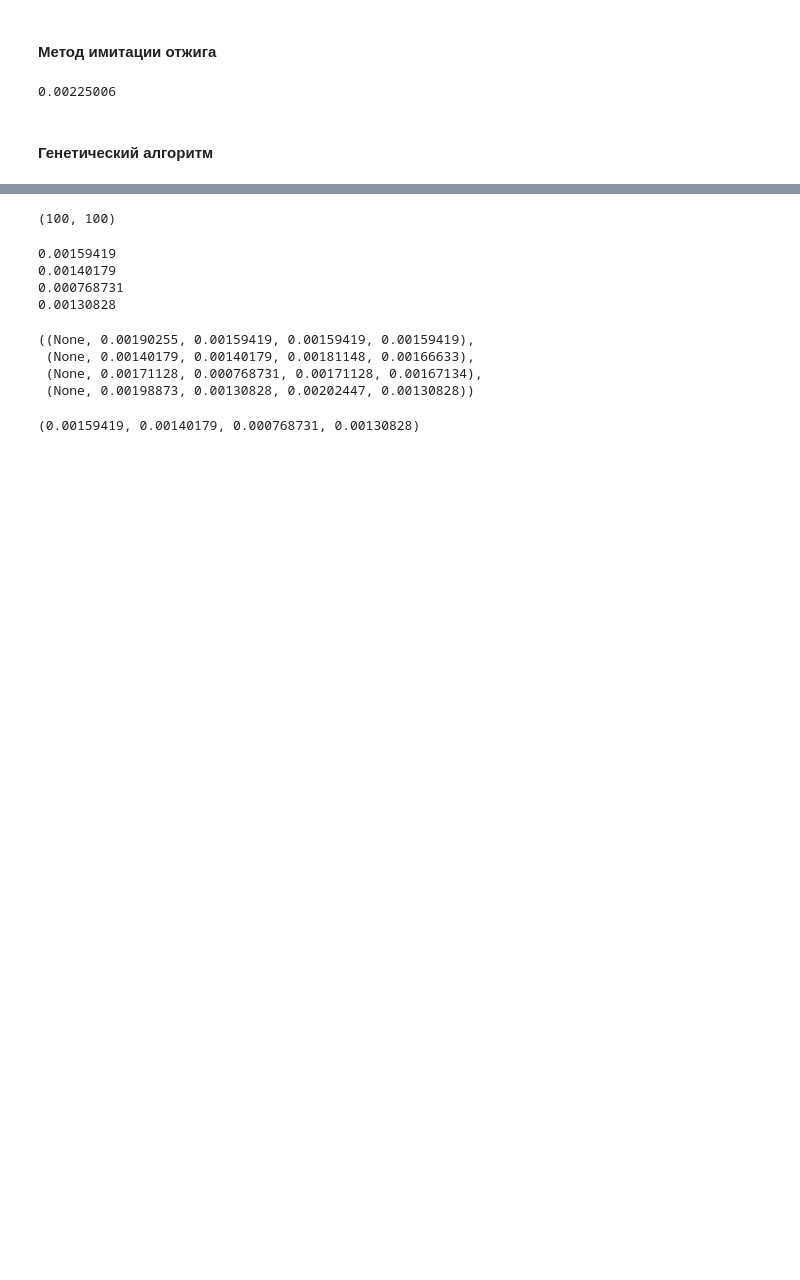
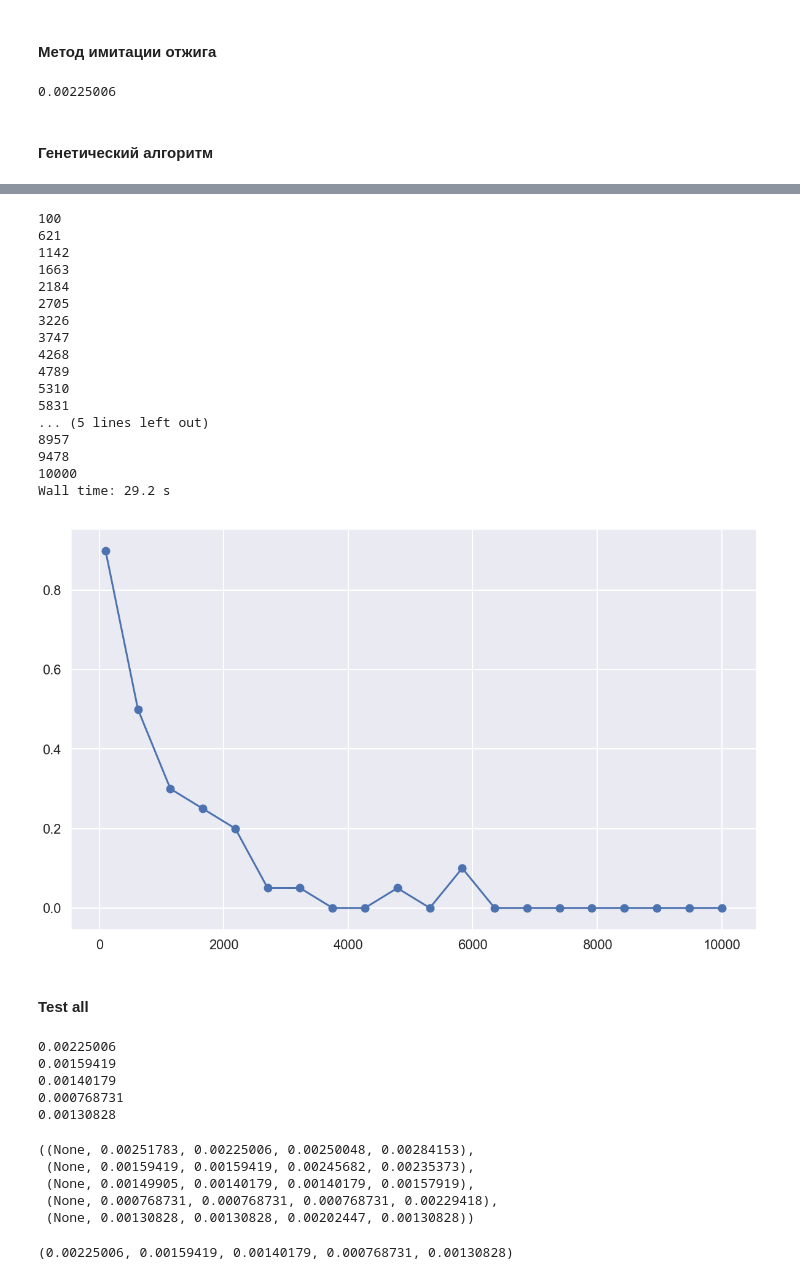
Before and after one commit to lainys/-, a Jupyter notebook: lab3/lab3.ipynb, the cells around one changed output, grey strips where cells are left out. Cells and saved outputs as stored; diff of their text form; code cells hidden in the pictures; blank space fills up the shorter version.

```diff
--- a/lab3/lab3.ipynb
+++ b/lab3/lab3.ipynb
@@ -57,8 +57,8 @@ def plot_countor(p):
     plt.xlabel('x')
     plt.ylabel('y')
 # %%
-P2 = load_f("P2.txt")
+'''P2 = load_f("P2.txt")
 P4_V1 = load_f("P4_V1.txt")
 P4_V2 = load_f("P4_V2.txt")
 P4_V3 = load_f("P4_V3.txt")
-P4_V4 = load_f("P4_V4.txt")
+P4_V4 = load_f("P4_V4.txt")'''
@@ -279,37 +331,66 @@ genetic(f,[P2.shape[0],P2.shape[1]])
 # %%
-f = lambda x,y: P2[int(x)][int(y)]
-a = [P2.shape[0],P2.shape[1]]
-test_ans = -3950
-err1 = 0
-err2 = 0
-for i in range(100):
-    ans1 = genetic(f,a)-test_ans
-    ans2 = genetic2(f,a)-test_ans
-    if ans1 != 0:
-        err1 +=1
-    if ans2 != 0:
-        err2 +=1
+%%time
+def test_fire(P2,hh,max_test=20):
+    f = lambda x,y: P2[int(x)][int(y)]
+    a = [P2.shape[0],P2.shape[1]]
+    test_ans = np.min(P2)
+    sns.set_context("poster")
+    errors=[]
+    for h in hh:
+        err1 = 0
+        print(int(h))
+        for i in range(max_test):
+            ans1 = imitation_of_fire(f,a,max_iter=int(h))-test_ans
+            if ans1 != 0:
+                err1 +=1
+        errors.append(err1/max_test)
+    plt.plot(hh,errors)
+    plt.scatter(hh,errors)
+    return errors
 
-err1,err2
+hh = np.linspace(1e2,1e4,20)
+
+test_fire(P2,hh)
 # %% [output]
-(100, 100)
+100
+621
+1142
+1663
+2184
+2705
+3226
+3747
+4268
+4789
+5310
+5831
+... (5 lines left out)
+8957
+9478
+10000
+Wall time: 29.2 s
+[figure, added]
+# %% [markdown]
+#### Test all
 # %%
 def test(P):
     f = lambda x,y: P[int(x)][int(y)]
     a = [P.shape[0],P.shape[1]]
     return perebor(P),random_search(P),imitation_of_fire(f,a[0],a[1]),genetic(f,a),genetic2(f,a)
 # %%
-test(P4_V1),test(P4_V2),test(P4_V3),test(P4_V4)
+test(P2),test(P4_V1),test(P4_V2),test(P4_V3),test(P4_V4)
 # %% [output]
+0.00225006
 0.00159419
 0.00140179
 0.000768731
 0.00130828
-((None, 0.00190255, 0.00159419, 0.00159419, 0.00159419),
- (None, 0.00140179, 0.00140179, 0.00181148, 0.00166633),
- (None, 0.00171128, 0.000768731, 0.00171128, 0.00167134),
- (None, 0.00198873, 0.00130828, 0.00202447, 0.00130828))
+((None, 0.00251783, 0.00225006, 0.00250048, 0.00284153),
+ (None, 0.00159419, 0.00159419, 0.00245682, 0.00235373),
+ (None, 0.00149905, 0.00140179, 0.00140179, 0.00157919),
+ (None, 0.000768731, 0.000768731, 0.000768731, 0.00229418),
+ (None, 0.00130828, 0.00130828, 0.00202447, 0.00130828))
 # %%
-np.min(P4_V1),np.min(P4_V2),np.min(P4_V3),np.min(P4_V4)
+np.min(P2),np.min(P4_V1),np.min(P4_V2),np.min(P4_V3),np.min(P4_V4)
 # %% [output]
-(0.00159419, 0.00140179, 0.000768731, 0.00130828)
+(0.00225006, 0.00159419, 0.00140179, 0.000768731, 0.00130828)
```
Also changed, not shown: parts of 11 cells of this notebook.
